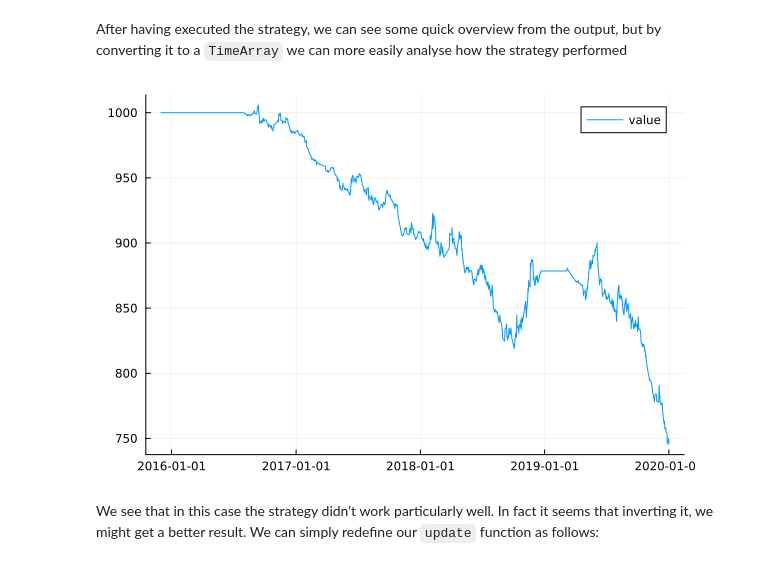
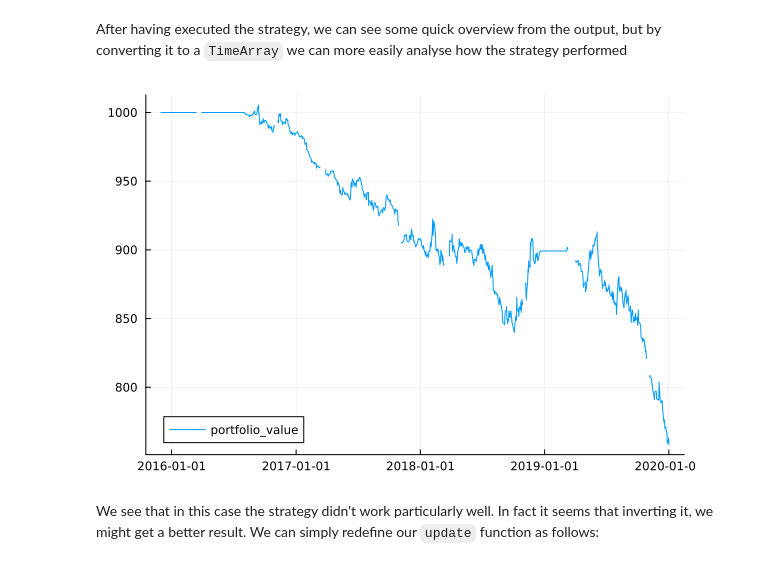
Before and after one commit to louisponet/Trading.jl, a Jupyter notebook: dev/strategies/slow_fast.ipynb, the cells around one changed output. Drawn from its saved outputs; the diff is of its cells as text; code cells hidden in the pictures.

```diff
--- a/dev/strategies/slow_fast.ipynb
+++ b/dev/strategies/slow_fast.ipynb
@@ -78,11 +78,11 @@ by converting it to a `TimeArray` we can more easily analyse how the strategy pe
 # %%
 using Plots
 
 ta = TimeArray(trader)
 
-plot(ta[:value])
+plot(ta[:portfolio_value])
 # %% [output]
-[figure, old version]
+[figure, new version]
 # %% [markdown]
 We see that in this case the strategy didn't work particularly well. In fact it seems that
 inverting it, we might get a better result.
```
Also changed, not shown: parts of 5 cells of this notebook, 16 other files.
